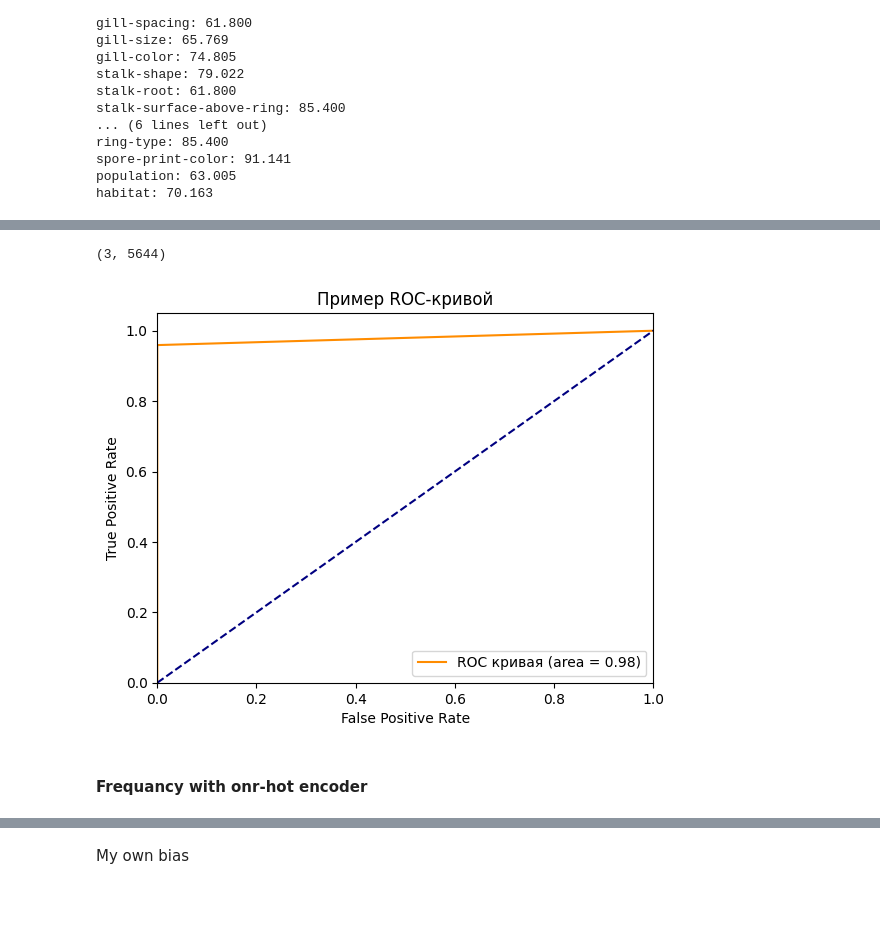
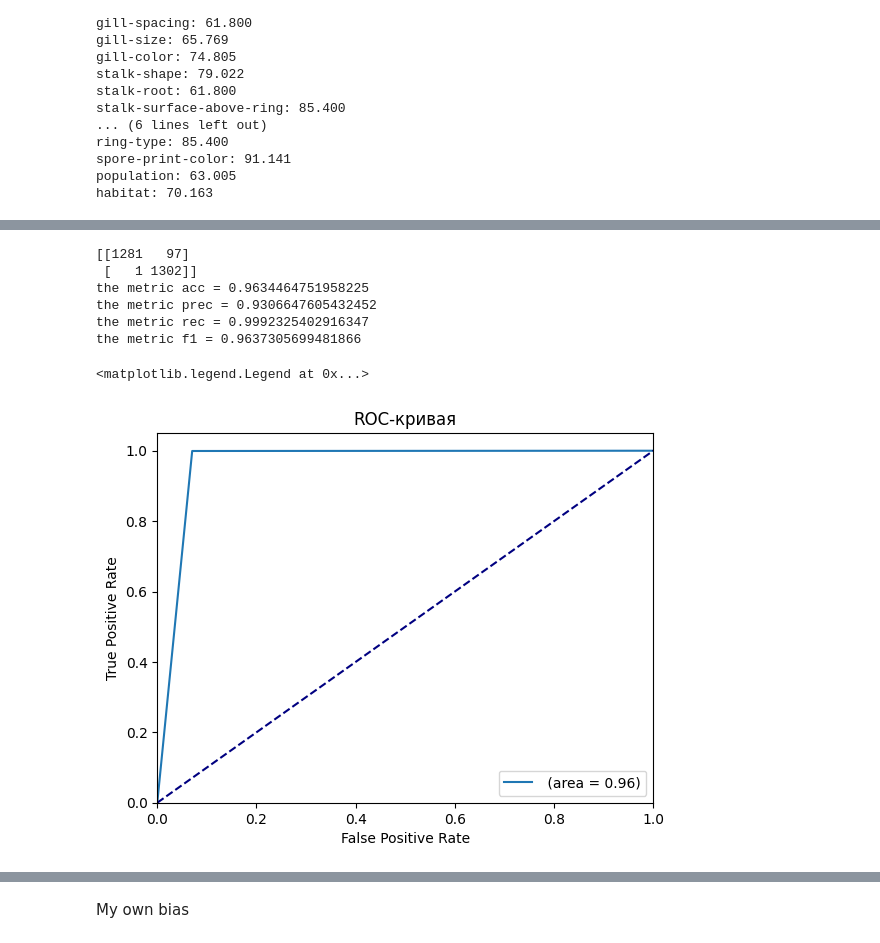
Before and after one commit to NikitaGoltsev/Theory_of_stat_decisions, a Jupyter notebook: lab02/mushrooms.ipynb, the cells around one changed output, grey strips where cells are left out. Saved outputs shown, nothing was run; the diff lists cells and outputs as text; code cells hidden in the pictures; blank space fills up the shorter version.

```diff
--- a/lab02/mushrooms.ipynb
+++ b/lab02/mushrooms.ipynb
@@ -26,6 +29,7 @@ X = mushroom.data.features
 Y = mushroom.data.targets
 
 df_mushroom = pd.DataFrame(X.join(Y))
+df_copy = df_mushroom
 CLASSES = list(df_mushroom['poisonous'].unique())
 df_mushroom = df_mushroom.dropna()
 df_mushroom
@@ -144,0 +245,8 @@ habitat: 70.163
+# %%
+df_mushroom = df_copy
+
+
+X = pd.get_dummies(df_mushroom.drop(['poisonous'], axis=1))
+y = df_mushroom['poisonous'].map(dict_for_label)
+X_train, X_test, y_train, y_test = train_test_split(X, y, test_size = 0.33, random_state = 42)
+X
@@ -145,22 +267,42 @@ habitat: 70.163
 # %%
-np_copy = np.array(predicted_by_col)
-print(np_copy.shape)
-# Build roc curve in cycle
-fpr, tpr, treshold = roc_curve(Y, np_copy[1])
+model = GaussianNB()
+y_pred = model.fit(X_train, y_train)
+
+y_pred = model.predict(X_test)
+
+confusion_mat = metrics.confusion_matrix(y_test, y_pred)
+print(confusion_mat)
+
+metrics_h = []
+
+metrics_h.append([metrics.accuracy_score(y_test, y_pred), 'acc'])
+metrics_h.append([metrics.precision_score(y_test, y_pred), 'prec'])
+metrics_h.append([metrics.recall_score(y_test, y_pred), 'rec'])
+metrics_h.append([metrics.f1_score(y_test, y_pred), 'f1'])
+
+
+for el, metr in metrics_h:
+    print(f"the metric {metr} = {el}", end='\n')
+
+# Roc curve
+fpr, tpr, treshold = roc_curve(y_test, y_pred)
 roc_auc = auc(fpr, tpr)
 
-plt.plot(fpr, tpr, color='darkorange',
-         label='ROC кривая (area = %0.2f)' % roc_auc)
+plt.plot(fpr, tpr,
+            label=f' (area = %0.2f)' % roc_auc)
 plt.plot([0, 1], [0, 1], color='navy', linestyle='--')
 plt.xlim([0.0, 1.0])
 plt.ylim([0.0, 1.05])
 plt.xlabel('False Positive Rate')
 plt.ylabel('True Positive Rate')
-plt.title('Пример ROC-кривой')
+plt.title(f'ROC-кривая')
 plt.legend(loc="lower right")
-plt.show()
 # %% [output]
-(3, 5644)
+[[1281   97]
+ [   1 1302]]
+the metric acc = 0.9634464751958225
+the metric prec = 0.9306647605432452
+the metric rec = 0.9992325402916347
+the metric f1 = 0.9637305699481866
+<matplotlib.legend.Legend at 0x...>
-[figure, old version]
+[figure, new version]
-# %% [markdown]
-<h4>Frequancy with onr-hot encoder</h4>
```
Also changed, not shown: parts of 20 cells of this notebook, 1 other file.
